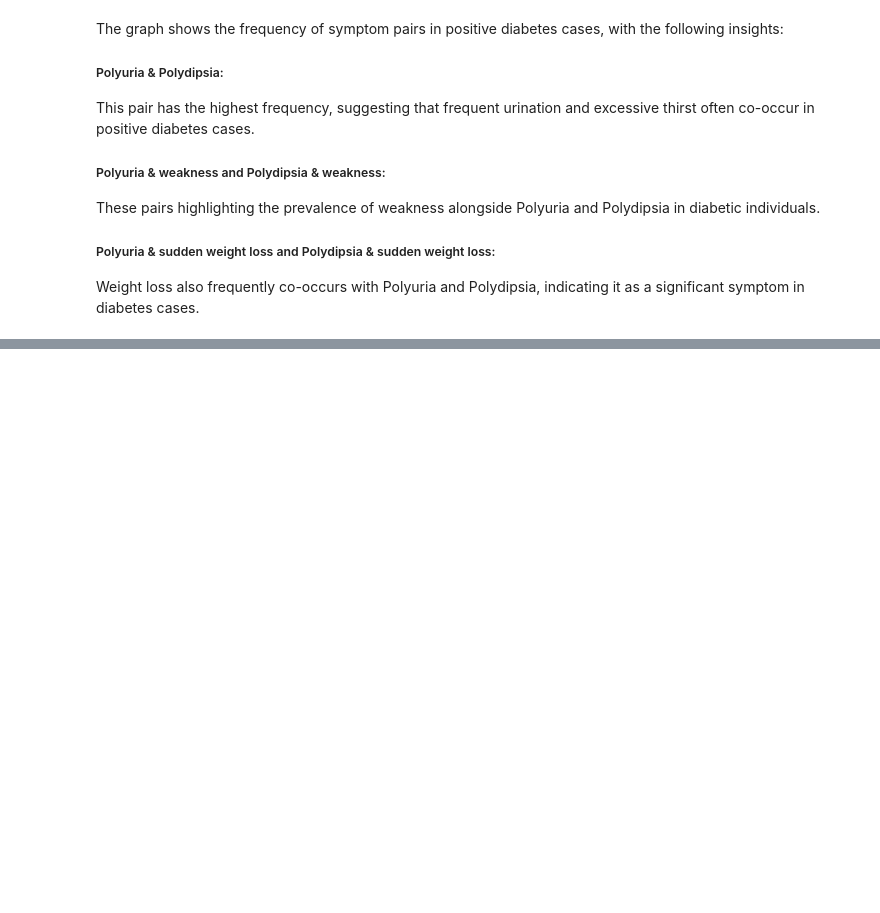
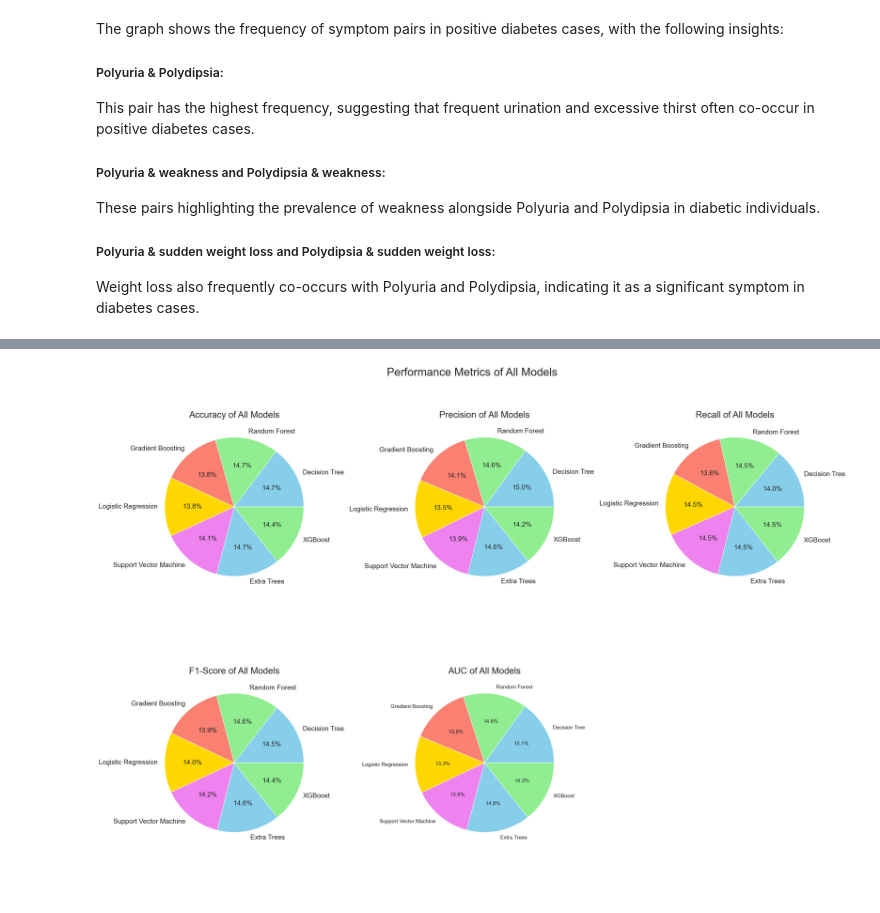
Before and after one commit to charitha-duvvuru/charitha-GlucoSense-Infy-Nov24, a Jupyter notebook: Modelling.ipynb, the cells around one changed output, grey strips where cells are left out. Saved outputs shown, nothing was run; the diff lists cells and outputs as text; code cells hidden in the pictures; blank space fills up the shorter version.

```diff
--- a/EDA.ipynb
+++ b/Modelling.ipynb
@@ -466,0 +828,25 @@ Weight loss also frequently co-occurs with Polyuria and Polydipsia, indicating i
+# %%
+metrics = ['Accuracy', 'Precision', 'Recall', 'F1-Score']
+colors = ['skyblue', 'lightgreen', 'salmon', 'gold', 'violet']
+scores = res[metrics].values
+models = res['Model']
+fig, axes = plt.subplots(2, 3, figsize=(28, 20))
+for i, metric in enumerate(metrics):
+    row = i // 3
+    col = i % 3
+    ax = axes[row, col]
+    metric_scores = scores[:, i]
+    ax.pie(metric_scores, labels=models, autopct='%1.1f%%', colors=colors,
+           textprops={'fontsize': 18})
+    ax.set_title(f"{metric} of All Models", fontsize=24)
+auc_scores = res['AUC'].values
+ax_auc = axes[1, 1]
+ax_auc.pie(auc_scores, labels=models, autopct='%1.1f%%', colors=colors,
+           textprops={'fontsize': 14})
+ax_auc.set_title("AUC of All Models", fontsize=24)
+axes[1, 2].axis('off')
+plt.suptitle("Performance Metrics of All Models", fontsize=30)
+plt.tight_layout()
+plt.show()
+# %% [output]
+[figure, added]
```
Also changed, not shown: parts of 61 cells of this notebook.
